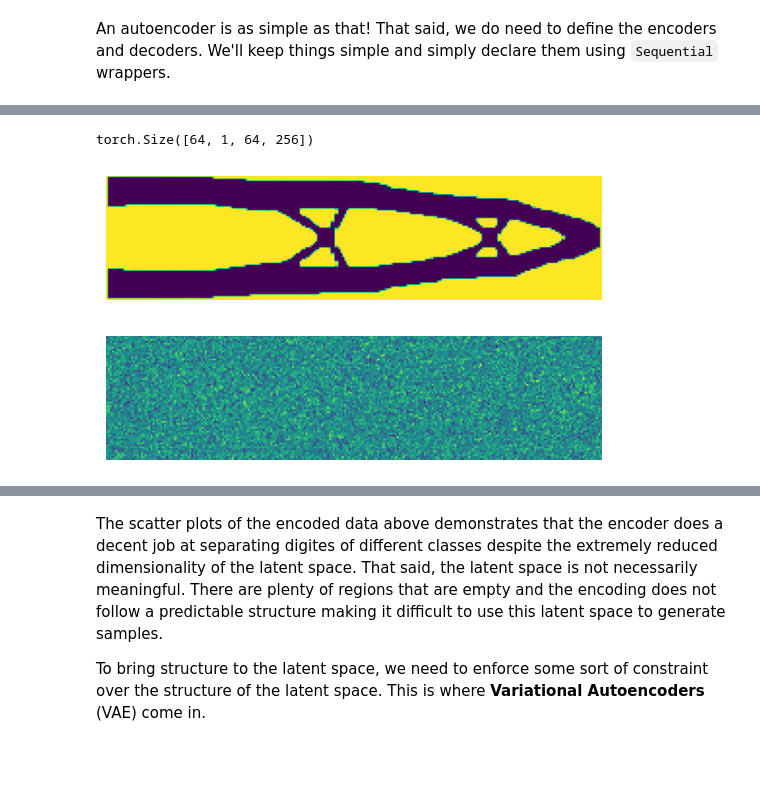
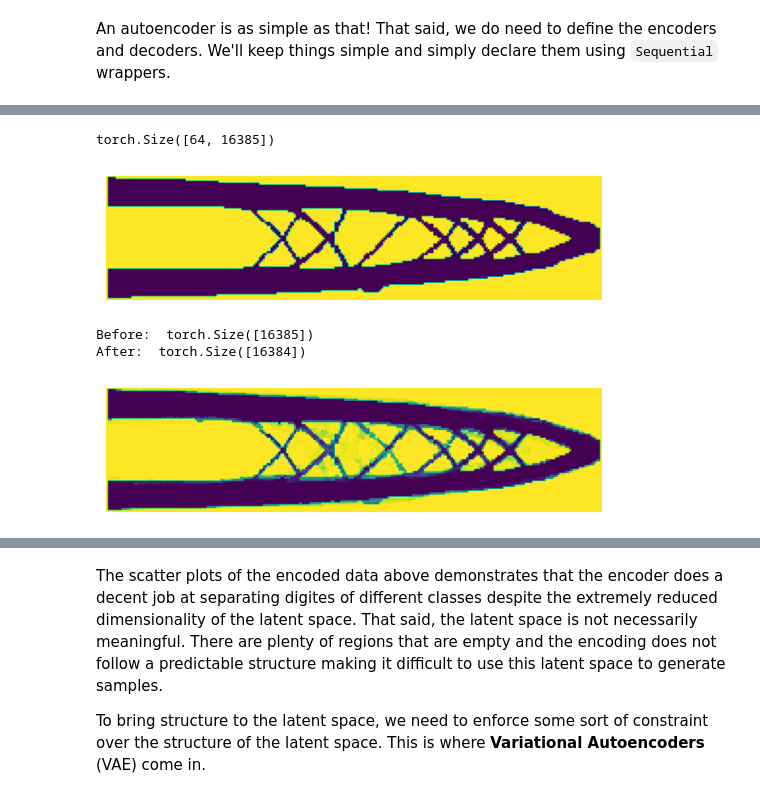
Before and after one commit to pitipatw/Fall23Project, a Jupyter notebook: src/pitipat/trywithbukcling copy.ipynb, the cells around one changed output, grey strips where cells are left out. Saved outputs shown, nothing was run; the diff lists cells and outputs as text; code cells hidden in the pictures; blank space fills up the shorter version.

Commit message:
Done without BLf, with flatten vector

```diff
--- a/src/pitipat/trywithbukcling copy.ipynb
+++ b/src/pitipat/trywithbukcling copy.ipynb
@@ -126,12 +105,17 @@ print(type(all_images))
 # %%
 from torch.utils.data import TensorDataset, DataLoader
 batch_size = 64
-print(len(all_images))
+
+print("\nTotal datapoints")
+print(len(design_vectors))
 
 
-training_images = all_images[:int(len(all_images)*0.7)]
-validation_images = all_images[int(len(all_images)*0.7)+1:]
+training_images = design_vectors[:int(len(design_vectors)*0.7)]
+validation_images = design_vectors[int(len(design_vectors)*0.7)+1:]
+print("\nTraining Images")
 print(training_images.shape)
+
+print("\nValidation Images")
 print(validation_images.shape)
 training_images = torch.Tensor(training_images)
 training_images = np.array(training_images)
@@ -439,17 +407,19 @@ AutoEncoder(
 # %%
 img_sample = next(iter(training_dataloader)).to(device)
 print(img_sample.shape)
 i = 10
-plt.imshow(img_sample[0][0].cpu())
+plt.imshow(img_sample[i,:-1].reshape(64,256).cpu())
 plt.axis("off")
 plt.show()
-plt.imshow(ae_model(img_sample)[0][0].detach().cpu())
+plt.imshow(ae_model(img_sample[i]).detach().reshape(64,256).cpu())
 plt.axis("off")
 plt.show()
 # %% [output]
-torch.Size([64, 1, 64, 256])
+torch.Size([64, 16385])
-[figure, old version]
+[figure, new version]
+Before:  torch.Size([16385])
+After:  torch.Size([16384])
-[figure, old version]
+[figure, new version]
 # %%
 def get_all_encodings(model, dataloader):
     all_encoded = []
```
Also changed, not shown: parts of 18 cells of this notebook.
